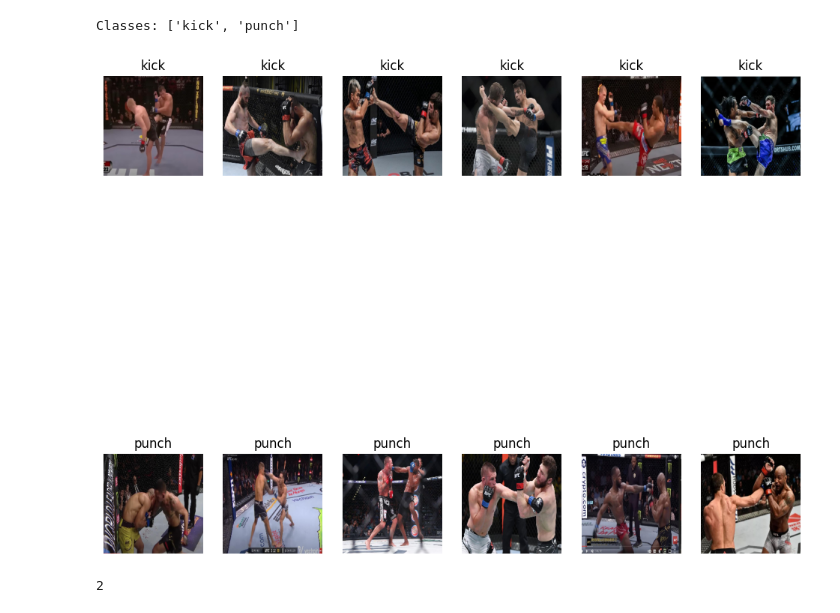
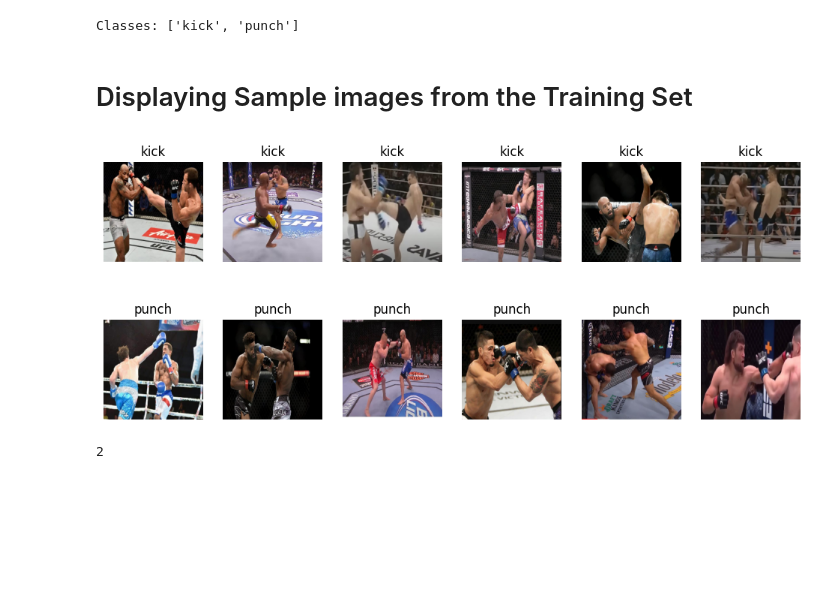
Before and after one commit to jorgeluisgalarraga/kick-and-punch-detection, a Jupyter notebook: kickpunchd_classification_2_classes.ipynb, the cells around one changed output. Saved outputs shown, nothing was run; the diff lists cells and outputs as text; code cells hidden in the pictures; blank space fills up the shorter version.

```diff
--- a/kickpunchd_classification_2_classes.ipynb
+++ b/kickpunchd_classification_2_classes.ipynb
@@ -22,6 +27,7 @@ To enable the following instructions: AVX2 FMA, in other operations, rebuild Ten
 # %%
+
 IMAGE_SIZE = [224, 224]
-weight_size = 224
+width_size = 224
 height_size = 224
 batch_size = 32
 # %%
@@ -36,30 +42,32 @@ classes = [class_name for class_name in sorted(os.listdir(train_path)) if not cl
 print("Classes:", classes)
 # %% [output]
 Classes: ['kick', 'punch']
+# %% [markdown]
+# Displaying Sample images from the Training Set
 # %%
 # Number of samples per class to display
 num_samples_per_class = 6
 
 # Function to display sample images from each class
 def show_sample_images(data_dir, classes, num_samples_per_class):
-    plt.figure(figsize=(12,12))
+    plt.figure(figsize=(12,5))
 
     for i, class_name in enumerate(classes):
         class_dir = os.path.join(data_dir, class_name)
         class_images = random.sample(os.listdir(class_dir), num_samples_per_class)
 
         for j, image_name in enumerate(class_images):
             image_path = os.path.join(class_dir, image_name)
-            image = load_img(image_path, target_size=(weight_size, height_size))
+            image = load_img(image_path, target_size=(width_size, height_size))
 
             plt.subplot(len(classes), num_samples_per_class, i * num_samples_per_class + j + 1)
             plt.imshow(image)
             plt.title(class_name)
             plt.axis('off')
 
     plt.show()
 
 # Call the function to show sample images from each class
 show_sample_images(train_path, classes, num_samples_per_class)
 # %% [output]
-[figure, old version]
+[figure, new version]
```
Also changed, not shown: parts of 47 cells of this notebook.
